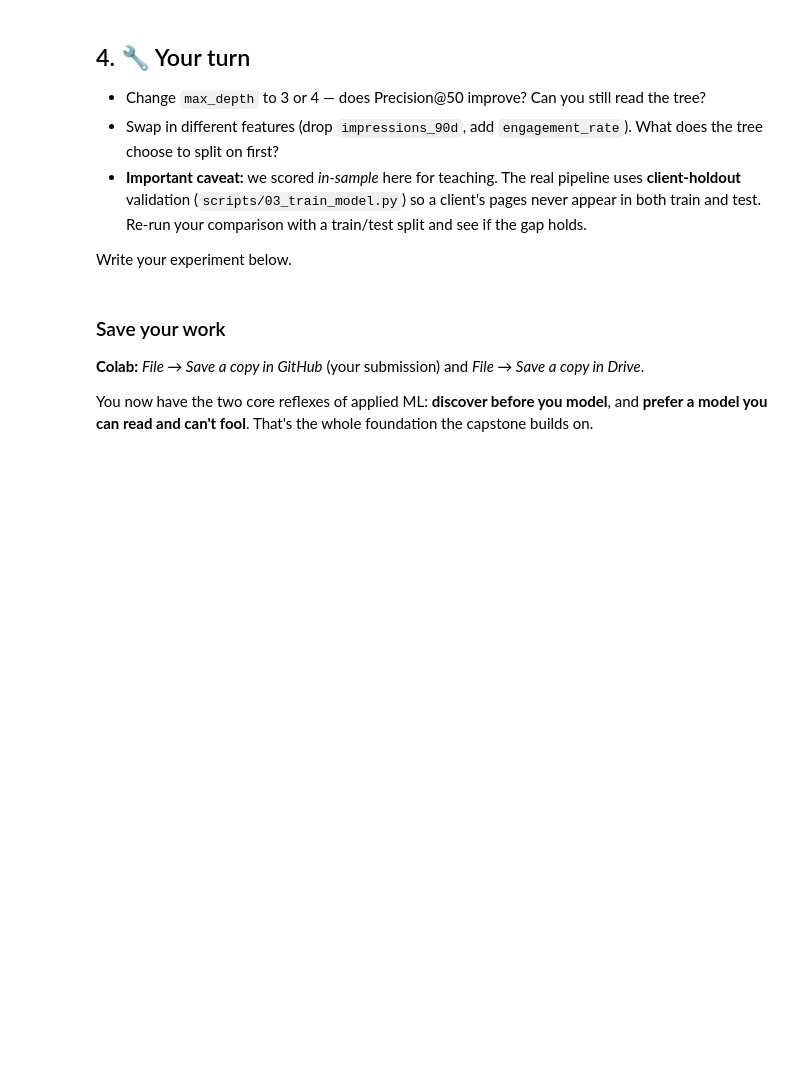
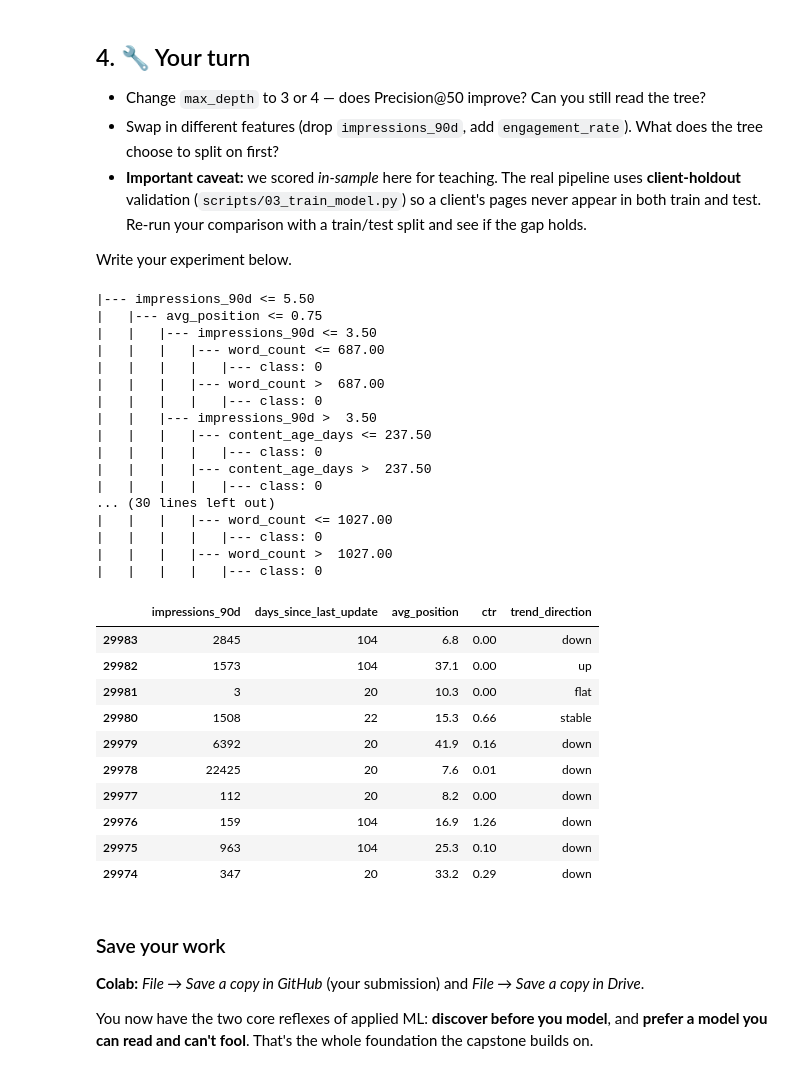
Before and after one commit to ernestmwangombe/applied-ml-portfolio, a Jupyter notebook: notebooks/02_your_first_readable_model.ipynb, the cells around one changed output. Saved outputs shown, nothing was run; the diff lists cells and outputs as text; code cells hidden in the pictures; blank space fills up the shorter version.

```diff
--- a/notebooks/02_your_first_readable_model.ipynb
+++ b/notebooks/02_your_first_readable_model.ipynb
@@ -102,6 +145,53 @@ That's also why the starter data ships **only observable signals** — the produ
 Write your experiment below.
 # %%
 # Your experiment here
+
+from sklearn.tree import DecisionTreeClassifier, export_text
+
+features = ["content_age_days", "days_since_last_update", "impressions_90d",
+            "avg_position", "ctr", "word_count"]
+X = df[features].replace([np.inf, -np.inf], np.nan).fillna(0)
+
+tree = DecisionTreeClassifier(max_depth=4, class_weight="balanced", random_state=42)
+tree.fit(X, y)
+
+print(export_text(tree, feature_names=features))
+
+stale   = (df["days_since_last_update"] >= 180).astype(int)
+visible = (df["engagement_rate"] >= 500).astype(int)
+df["hand_rule_score"] = stale * visible * df["impressions_90d"]
+
+top10 = df.sort_values("hand_rule_score", ascending=False).head(10)
+top10[["impressions_90d", "days_since_last_update", "avg_position", "ctr", "trend_direction"]]
+# %% [output]
+|--- impressions_90d <= 5.50
+|   |--- avg_position <= 0.75
+|   |   |--- impressions_90d <= 3.50
+|   |   |   |--- word_count <= 687.00
+|   |   |   |   |--- class: 0
+|   |   |   |--- word_count >  687.00
+|   |   |   |   |--- class: 0
+|   |   |--- impressions_90d >  3.50
+|   |   |   |--- content_age_days <= 237.50
+|   |   |   |   |--- class: 0
+|   |   |   |--- content_age_days >  237.50
+|   |   |   |   |--- class: 0
+... (30 lines left out)
+|   |   |   |--- word_count <= 1027.00
+|   |   |   |   |--- class: 0
+|   |   |   |--- word_count >  1027.00
+|   |   |   |   |--- class: 0
+|  | impressions_90d | days_since_last_update | avg_position | ctr | trend_direction |
+| 29983 | 2845 | 104 | 6.8 | 0.00 | down |
+| 29982 | 1573 | 104 | 37.1 | 0.00 | up |
+| 29981 | 3 | 20 | 10.3 | 0.00 | flat |
+| 29980 | 1508 | 22 | 15.3 | 0.66 | stable |
+| 29979 | 6392 | 20 | 41.9 | 0.16 | down |
+| 29978 | 22425 | 20 | 7.6 | 0.01 | down |
+| 29977 | 112 | 20 | 8.2 | 0.00 | down |
+| 29976 | 159 | 104 | 16.9 | 1.26 | down |
+| 29975 | 963 | 104 | 25.3 | 0.10 | down |
+| 29974 | 347 | 20 | 33.2 | 0.29 | down |
 # %% [markdown]
 ### Save your work
 **Colab:** *File → Save a copy in GitHub* (your submission) and *File → Save a copy in Drive*.
```
Also changed, not shown: parts of 6 cells of this notebook.
